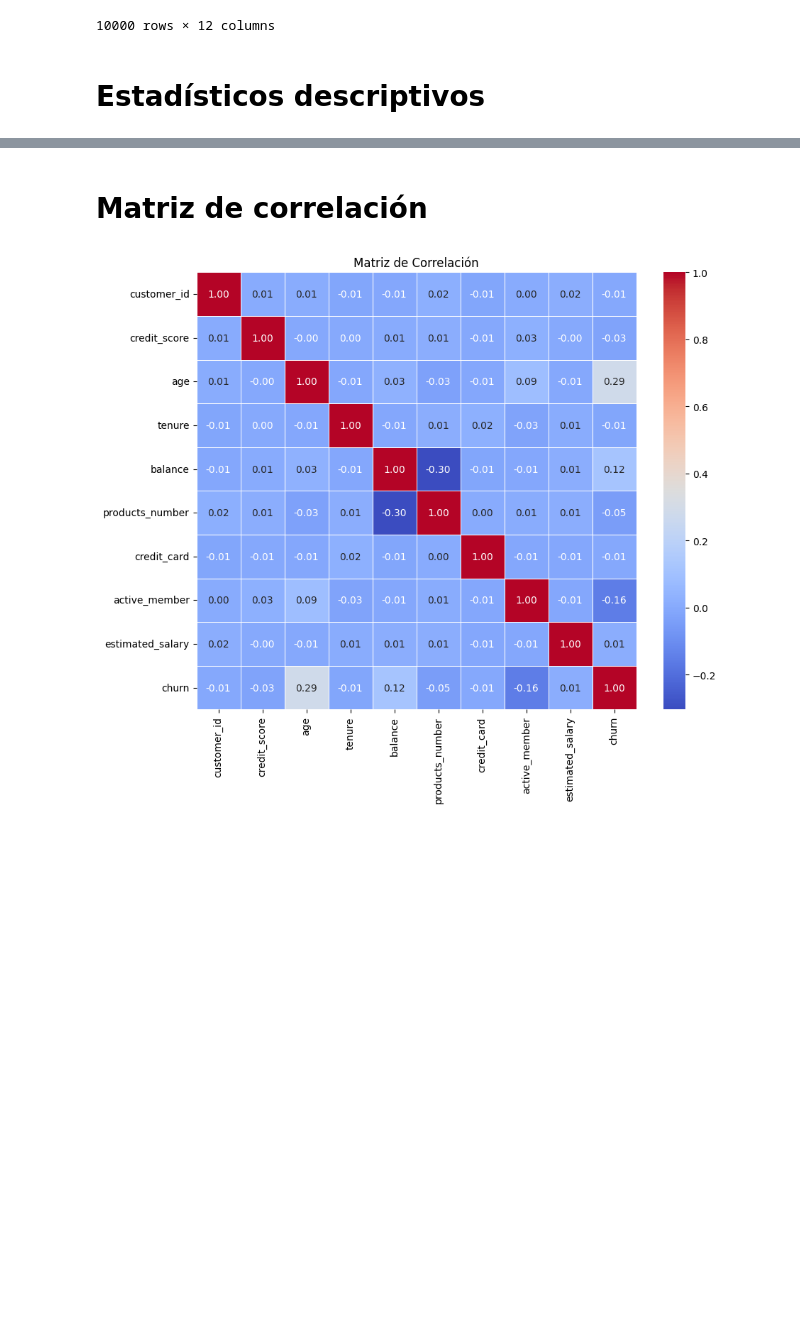
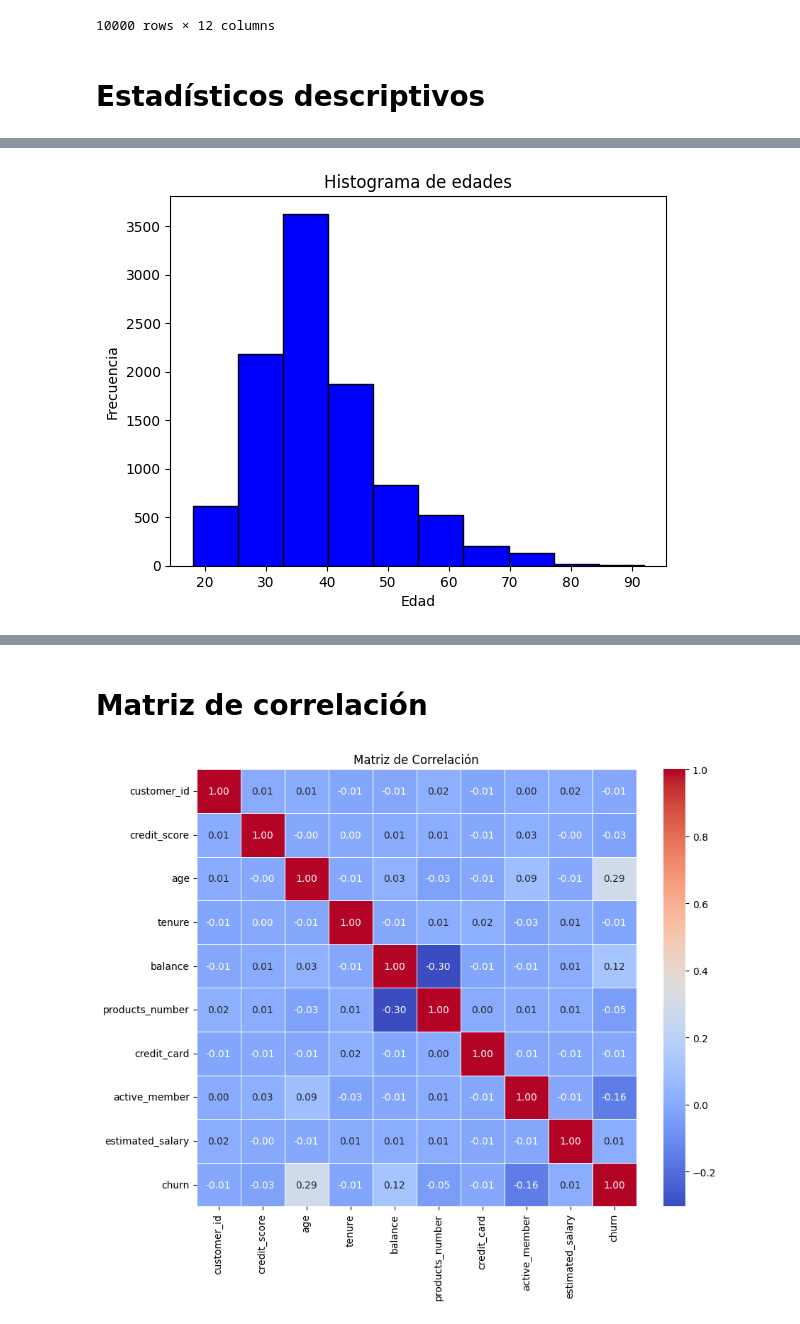
Before and after one commit to lalogonzalez/mcd-02-ml, a Jupyter notebook: docs/02-estadisticos-descriptivos.ipynb, the cells around one changed output, grey strips where cells are left out. Saved outputs shown, nothing was run; the diff lists cells and outputs as text; code cells hidden in the pictures; blank space fills up the shorter version.

```diff
--- a/docs/02-estadisticos-descriptivos.ipynb
+++ b/docs/02-estadisticos-descriptivos.ipynb
@@ -48,0 +60,10 @@ df.describe()
+# %%
+plt.hist(df['age'], bins=10, color='blue', edgecolor='black')
+
+plt.xlabel('Edad')
+plt.ylabel('Frecuencia')
+plt.title('Histograma de edades')
+
+plt.show()
+# %% [output]
+[figure, added]
```
Also changed, not shown: parts of 10 cells of this notebook, 1 other file.
